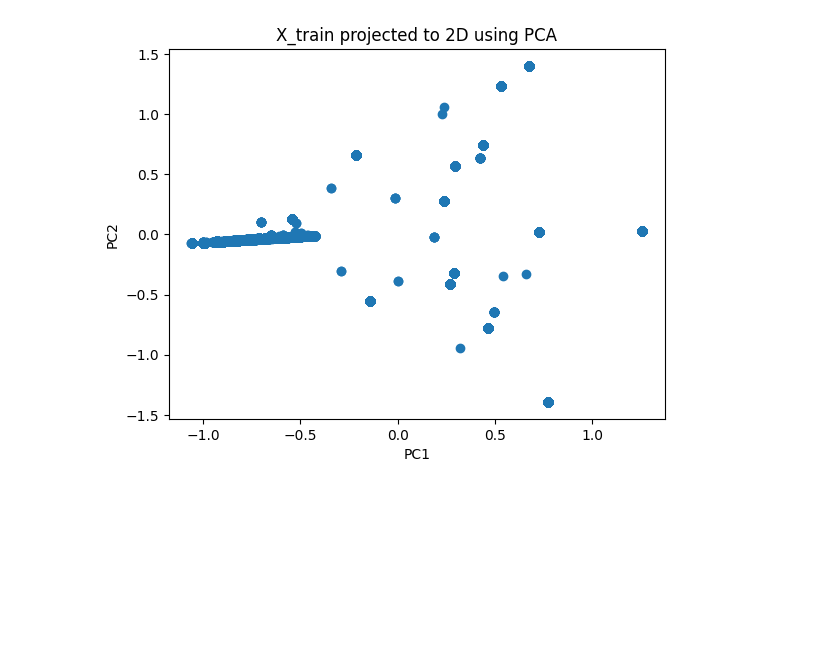
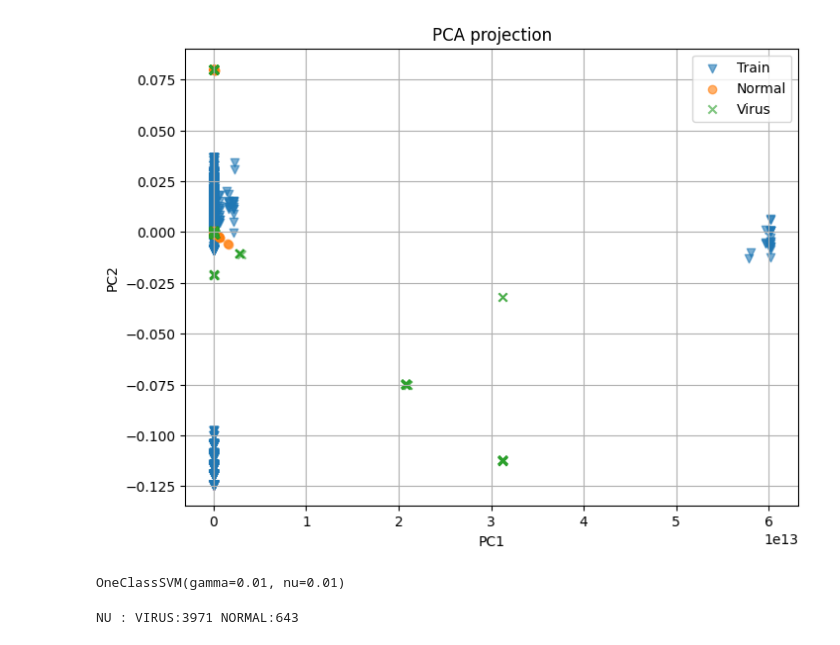
Before and after one commit to idanmaman4/RoboCopAi, a Jupyter notebook: syscall_handle_one_hot copy.ipynb, the cells around one changed output. Cells and saved outputs as stored; diff of their text form; code cells hidden in the pictures; blank space fills up the shorter version.

```diff
--- a/syscall_handle_one_hot copy.ipynb
+++ b/syscall_handle_one_hot copy.ipynb
@@ -133,0 +180,2 @@ plt.show()
+# %%
+virus_events = fetch_events("test = '8' OR test='5' OR test='10' OR test='9' OR test='12'")
@@ -134,4 +186,3 @@ plt.show()
 # %%
-virus_events = fetch_events("test = '8'",100_000)
-virus_windows = build_pid_and_handle_windows(virus_events)
+virus_windows = build_pid_and_handle_windows_set_and_weights(virus_events)
 X_virus,virus_mapping = build_X(virus_windows)
@@ -153,3 +195,6 @@ X_normal,normla_mapping= build_X(normal_windows)
+# %%
+normal_windows = build_pid_and_handle_windows_set_and_weights(normal_events)
+X_normal,normla_mapping= build_X(normal_windows)
 # %%
 len(normal_windows)
 # %% [output]
@@ -157,14 +202,34 @@ len(normal_windows)
-# %%
-X_2d = pca.fit_transform(X_normal)
-
-plt.figure()
-plt.scatter(X_2d[:, 0], X_2d[:, 1])
-plt.xlabel("PC1")
-plt.ylabel("PC2")
-plt.title("X_train projected to 2D using PCA")
-plt.show()
-# %% [output]
-[figure, removed]
+# %%
+x_train_2d = X_2d
+X_normal_2d = pca.fit_transform(X_normal)
+X_virus_2d  = pca.transform(X_virus)   # project to same PCA space
+
+plt.figure(figsize=(8, 6))
+
+plt.scatter(
+    x_train_2d[:, 0], x_train_2d[:, 1],
+    alpha=0.6, label="Train", marker="v"
+)
+
+plt.scatter(
+    X_normal_2d[:, 0], X_normal_2d[:, 1],
+    alpha=0.6, label="Normal", marker="o"
+)
+
+plt.scatter(
+    X_virus_2d[:, 0], X_virus_2d[:, 1],
+    alpha=0.6, label="Virus", marker="x"
+)
+
+plt.xlabel("PC1")
+plt.ylabel("PC2")
+plt.title("PCA projection")
+plt.legend()
+plt.grid(True)
+
+plt.show()
+# %% [output]
+[figure, added]
 # %%
 from collections import defaultdict
 import robocop
@@ -213,12 +278,13 @@ def plot_process_all_scores(results, process_name):
     plt.tight_layout()
     plt.show()
 # %%
-nu = 0.05
-gamma = 0.0001
+
 scaler = StandardScaler(with_mean=False)
 X_train_scaled = scaler.fit_transform(X_train)
-model = OneClassSVM(kernel="rbf", nu=nu, gamma=gamma)
+model = OneClassSVM(kernel="rbf", nu=0.01, gamma=0.01)
 model.fit(X_train_scaled)
+# %% [output]
+OneClassSVM(gamma=0.01, nu=0.01)
 # %%
 normal_report = evaluate_and_report(
     label="NORMAL",
@@ -234,4 +300,6 @@ virus_report = evaluate_and_report(
     model=model,
     scaler=scaler
 )
-print(f"NU : {nu} GAMMA:{gamma} , VIRUS:{len(virus_report)} NORMAL:{len(normal_report)}")
+print(f"NU : VIRUS:{len(virus_report)} NORMAL:{len(normal_report)}")
+# %% [output]
+NU : VIRUS:3971 NORMAL:643
```
Also changed, not shown: parts of 26 cells of this notebook, 7 other files.
